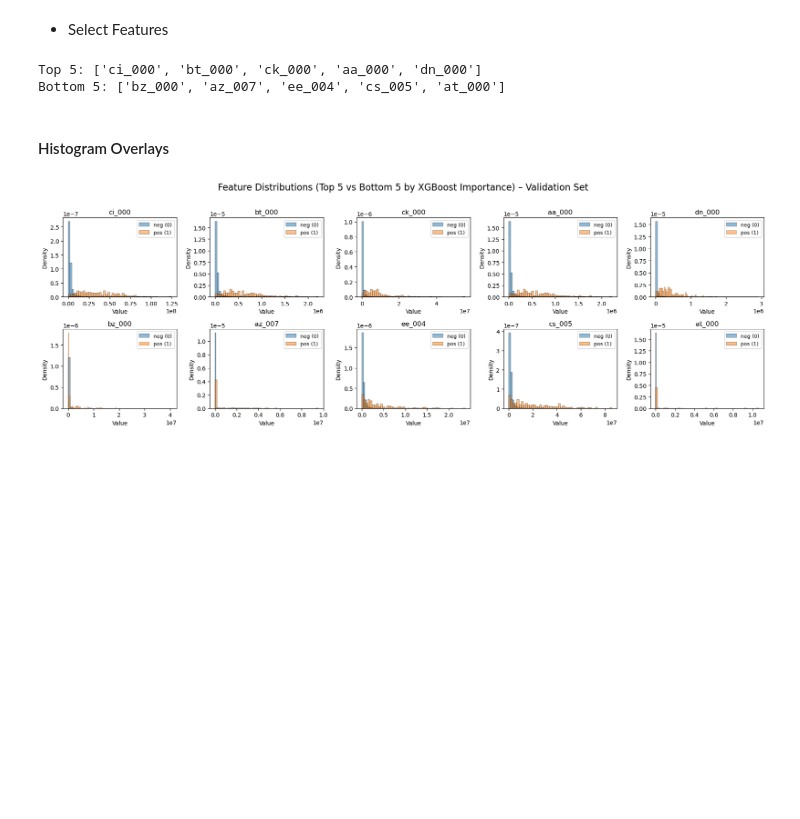
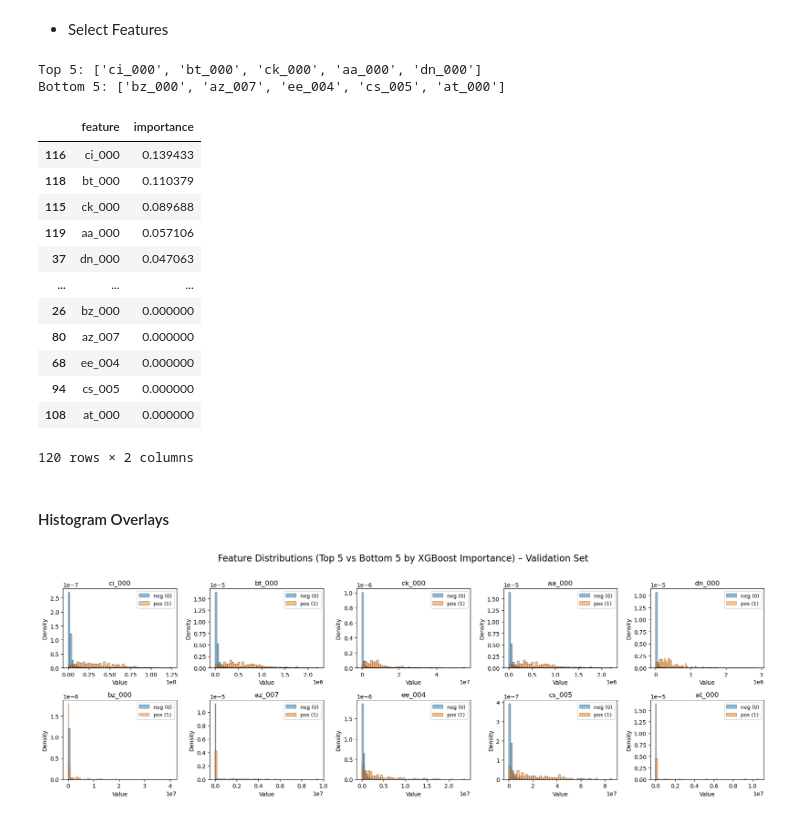
Before and after one commit to Szuppi/DM_ML_Project, a Jupyter notebook: TUO2MO_Project_Submission.ipynb, the cells around one changed output. Cells and saved outputs as stored; diff of their text form; code cells hidden in the pictures; blank space fills up the shorter version.

```diff
--- a/TUO2MO_Project_Submission.ipynb
+++ b/TUO2MO_Project_Submission.ipynb
@@ -1649,6 +1655,22 @@ print("Bottom 5:", bottom_feats)
 # %% [output]
 Top 5: ['ci_000', 'bt_000', 'ck_000', 'aa_000', 'dn_000']
 Bottom 5: ['bz_000', 'az_007', 'ee_004', 'cs_005', 'at_000']
+# %%
+imp_df
+# %% [output]
+|  | feature | importance |
+| 116 | ci_000 | 0.139433 |
+| 118 | bt_000 | 0.110379 |
+| 115 | ck_000 | 0.089688 |
+| 119 | aa_000 | 0.057106 |
+| 37 | dn_000 | 0.047063 |
+| ... | ... | ... |
+| 26 | bz_000 | 0.000000 |
+| 80 | az_007 | 0.000000 |
+| 68 | ee_004 | 0.000000 |
+| 94 | cs_005 | 0.000000 |
+| 108 | at_000 | 0.000000 |
+120 rows × 2 columns
 # %% [markdown]
 #### Histogram Overlays
 # %%
```
Also changed, not shown: parts of 7 cells of this notebook, 11 other files.
